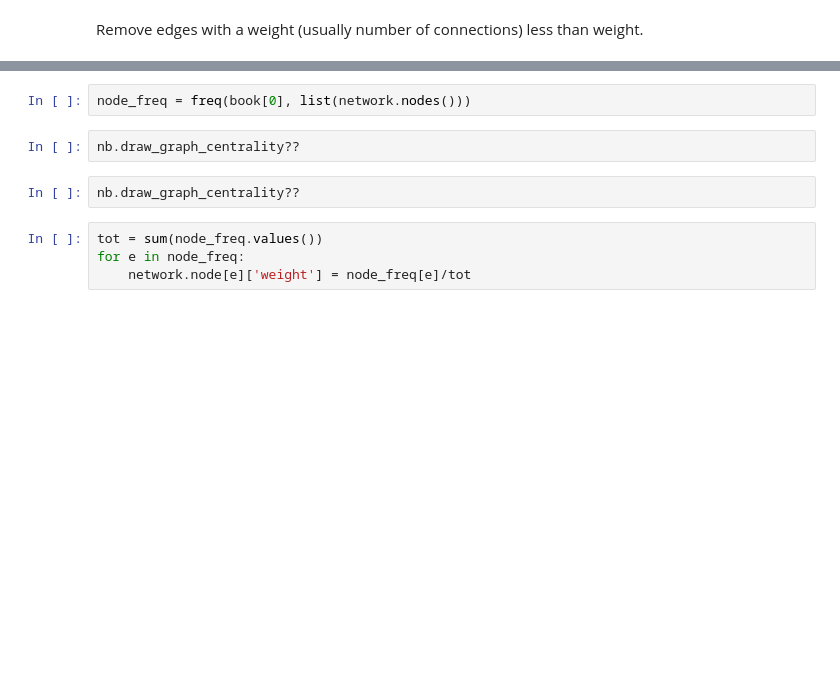
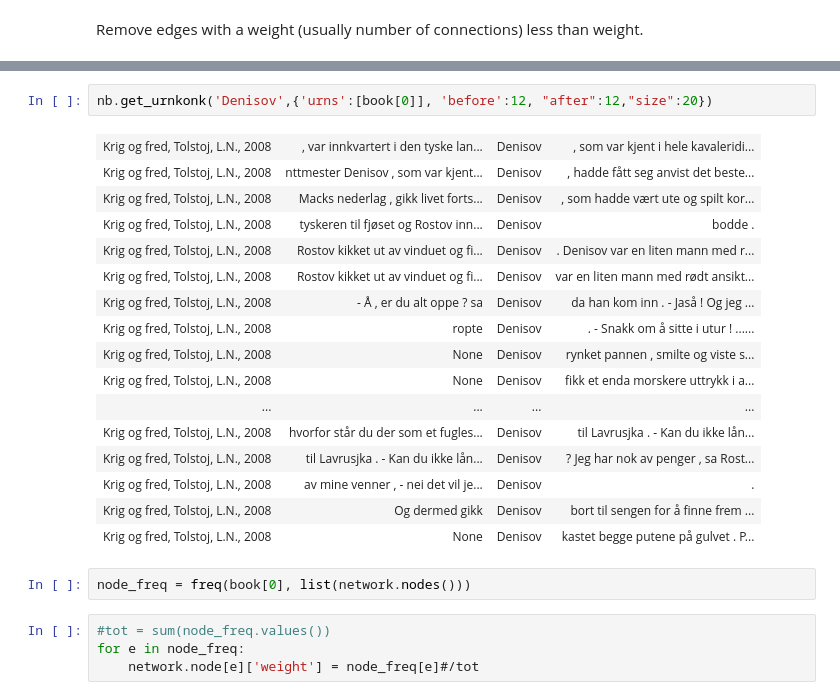
Before and after one commit to Yoonsen/Literary_analysis, a Jupyter notebook: character_analysis_september_2018_template-eksempel.ipynb, the cells around one changed output, grey strips where cells are left out. Drawn from its saved outputs; the diff is of its cells as text; blank space fills up the shorter version.

```diff
--- a/character_analysis_september_2018_template-eksempel.ipynb
+++ b/character_analysis_september_2018_template-eksempel.ipynb
@@ -101,13 +123,28 @@ True
+# %%
+nb.get_urnkonk('Denisov',{'urns':[book[0]], 'before':12, "after":12,"size":20})
+# %% [output]
+| Krig og fred, Tolstoj, L.N., 2008 | , var innkvartert i den tyske lan... | Denisov | , som var kjent i hele kavaleridi... |
+| Krig og fred, Tolstoj, L.N., 2008 | nttmester Denisov , som var kjent... | Denisov | , hadde fått seg anvist det beste... |
+| Krig og fred, Tolstoj, L.N., 2008 | Macks nederlag , gikk livet forts... | Denisov | , som hadde vært ute og spilt kor... |
+| Krig og fred, Tolstoj, L.N., 2008 | tyskeren til fjøset og Rostov inn... | Denisov | bodde . |
+| Krig og fred, Tolstoj, L.N., 2008 | Rostov kikket ut av vinduet og fi... | Denisov | . Denisov var en liten mann med r... |
+| Krig og fred, Tolstoj, L.N., 2008 | Rostov kikket ut av vinduet og fi... | Denisov | var en liten mann med rødt ansikt... |
+| Krig og fred, Tolstoj, L.N., 2008 | - Å , er du alt oppe ? sa | Denisov | da han kom inn . - Jaså ! Og jeg ... |
+| Krig og fred, Tolstoj, L.N., 2008 | ropte | Denisov | . - Snakk om å sitte i utur ! ...... |
+| Krig og fred, Tolstoj, L.N., 2008 | None | Denisov | rynket pannen , smilte og viste s... |
+| Krig og fred, Tolstoj, L.N., 2008 | None | Denisov | fikk et enda morskere uttrykk i a... |
+| ... | ... | ... | ... |
+| Krig og fred, Tolstoj, L.N., 2008 | hvorfor står du der som et fugles... | Denisov | til Lavrusjka . - Kan du ikke lån... |
+| Krig og fred, Tolstoj, L.N., 2008 | til Lavrusjka . - Kan du ikke lån... | Denisov | ? Jeg har nok av penger , sa Rost... |
+| Krig og fred, Tolstoj, L.N., 2008 | av mine venner , - nei det vil je... | Denisov | . |
+| Krig og fred, Tolstoj, L.N., 2008 | Og dermed gikk | Denisov | bort til sengen for å finne frem ... |
+| Krig og fred, Tolstoj, L.N., 2008 | None | Denisov | kastet begge putene på gulvet . P... |
 # %%
 node_freq = freq(book[0], list(network.nodes()))
-# %%
-nb.draw_graph_centrality??
-# %%
-nb.draw_graph_centrality??
 # %%
-tot = sum(node_freq.values())
+#tot = sum(node_freq.values())
 for e in node_freq:
-    network.node[e]['weight'] = node_freq[e]/tot
+    network.node[e]['weight'] = node_freq[e]#/tot
 # %%
 network.nodes(data=True)
 # %% [output]
```
Also changed, not shown: parts of 12 cells of this notebook.
